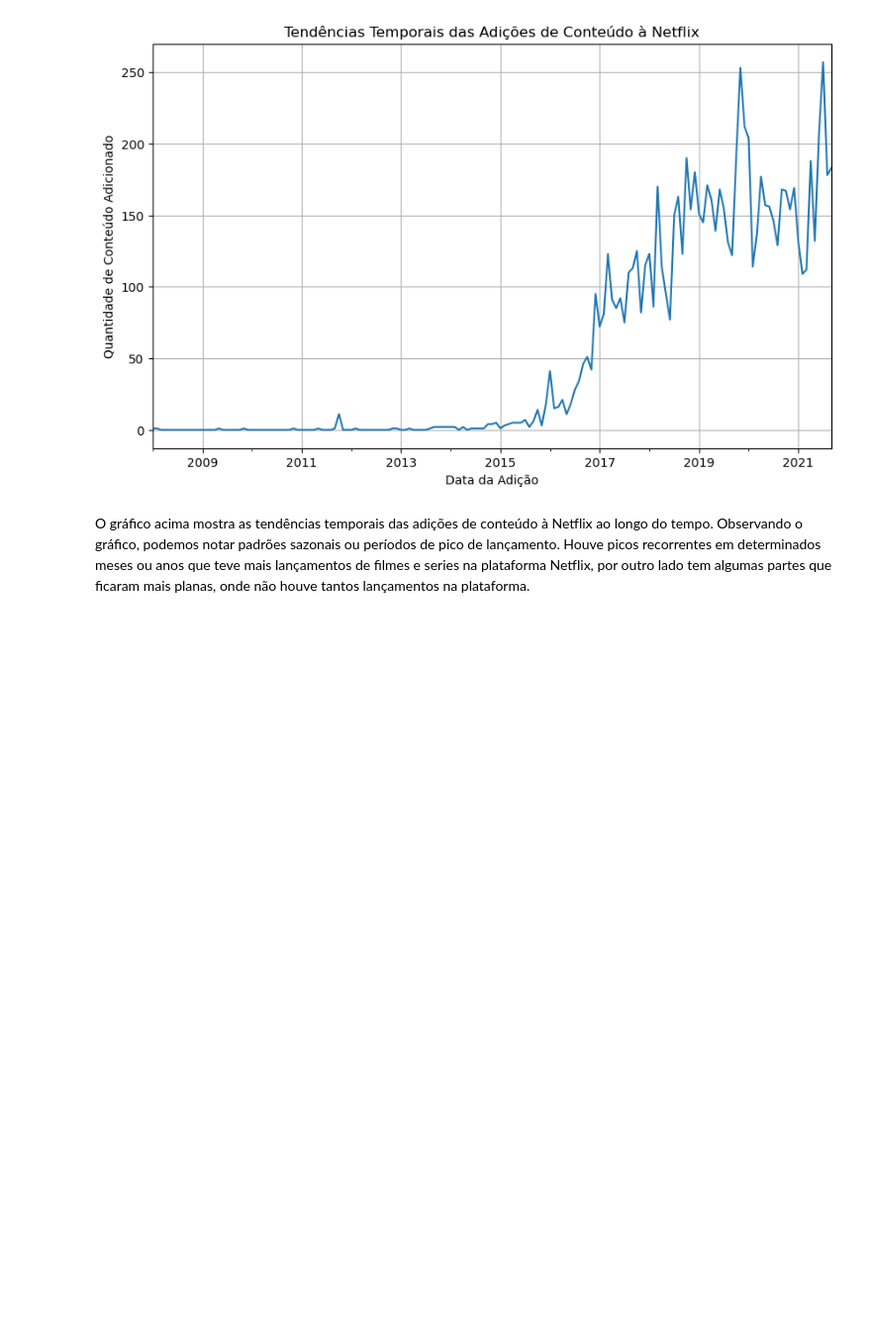
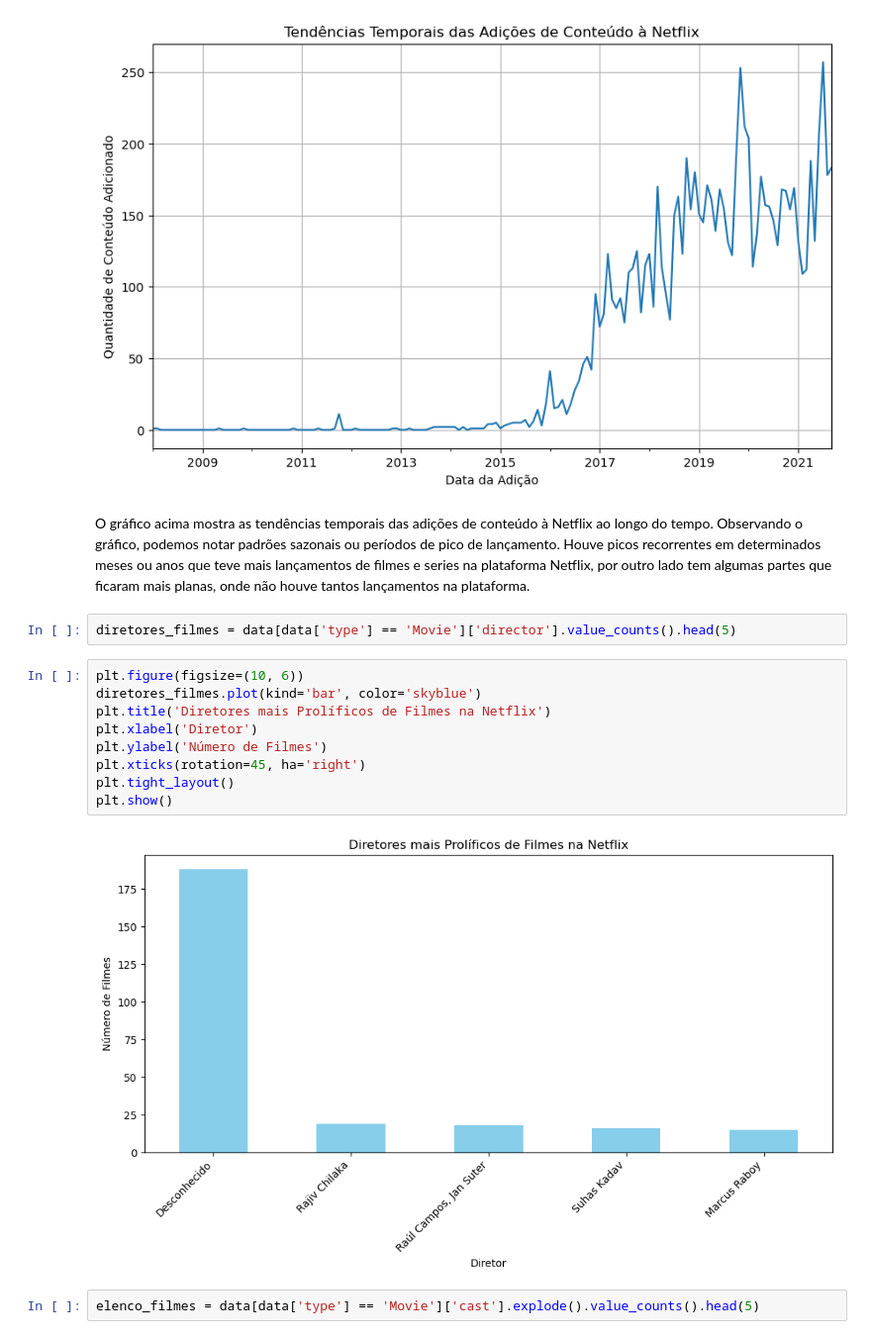
Before and after one commit to IamEmerson/analiseNetflix, a Jupyter notebook: netflix.ipynb, the cells around one changed output. Shown at 99% size. Cells and saved outputs as stored; diff of their text form; blank space fills up the shorter version.

```diff
--- a/netflix.ipynb
+++ b/netflix.ipynb
@@ -98,3 +98,18 @@ plt.show()
 # %% [markdown]
 O gráfico acima mostra as tendências temporais das adições de conteúdo à Netflix ao longo do tempo.
 Observando o gráfico, podemos notar padrões sazonais ou períodos de pico de lançamento. Houve picos recorrentes em determinados meses ou anos que teve mais lançamentos de filmes e series na plataforma Netflix, por outro lado tem algumas partes que ficaram mais planas, onde não houve tantos lançamentos na plataforma.
+# %%
+diretores_filmes = data[data['type'] == 'Movie']['director'].value_counts().head(5)
+# %%
+plt.figure(figsize=(10, 6))
+diretores_filmes.plot(kind='bar', color='skyblue')
+plt.title('Diretores mais Prolíficos de Filmes na Netflix')
+plt.xlabel('Diretor')
+plt.ylabel('Número de Filmes')
+plt.xticks(rotation=45, ha='right')
+plt.tight_layout()
+plt.show()
+# %% [output]
+[figure, added]
+# %%
+elenco_filmes = data[data['type'] == 'Movie']['cast'].explode().value_counts().head(5)
```
Also changed, not shown: parts of 5 cells of this notebook.
